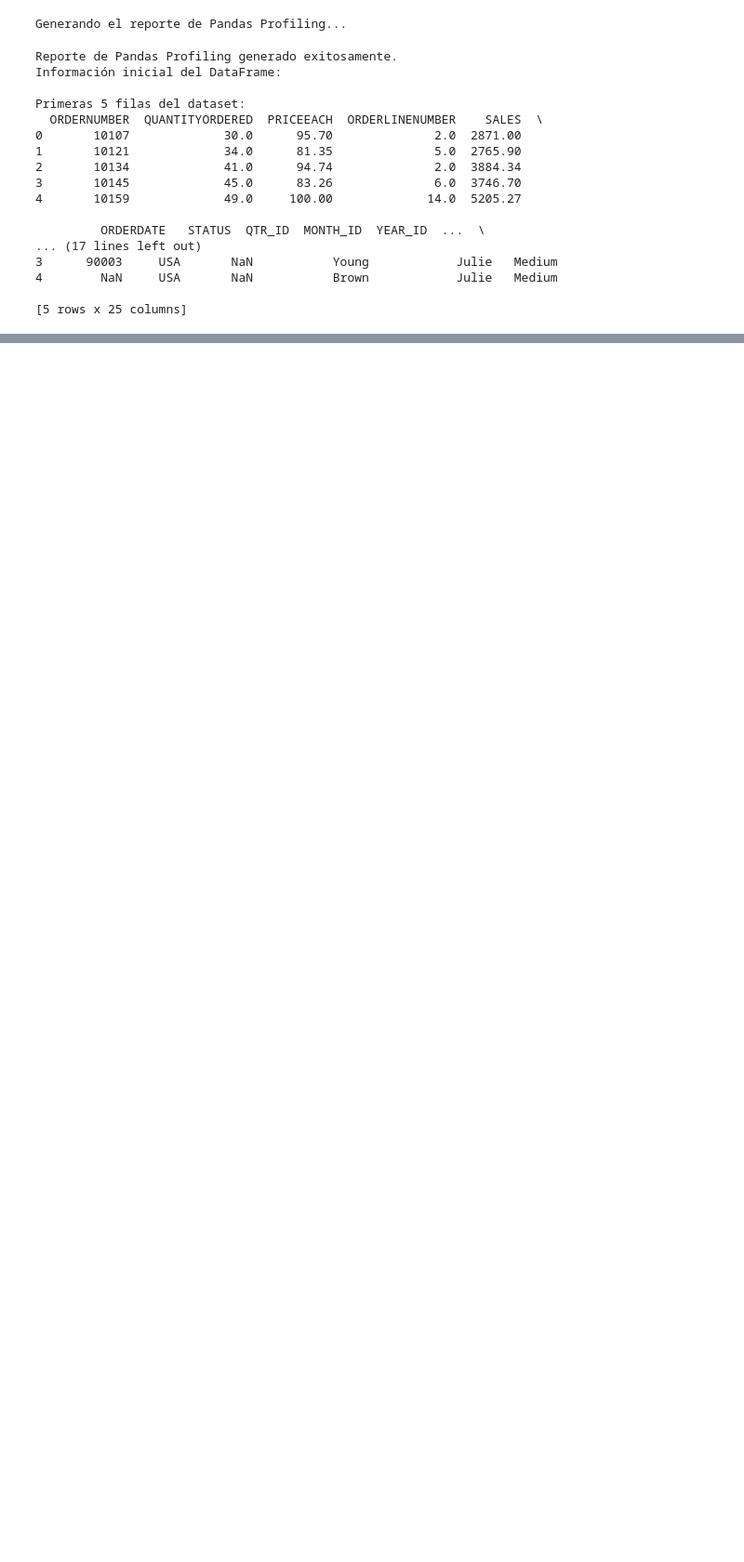
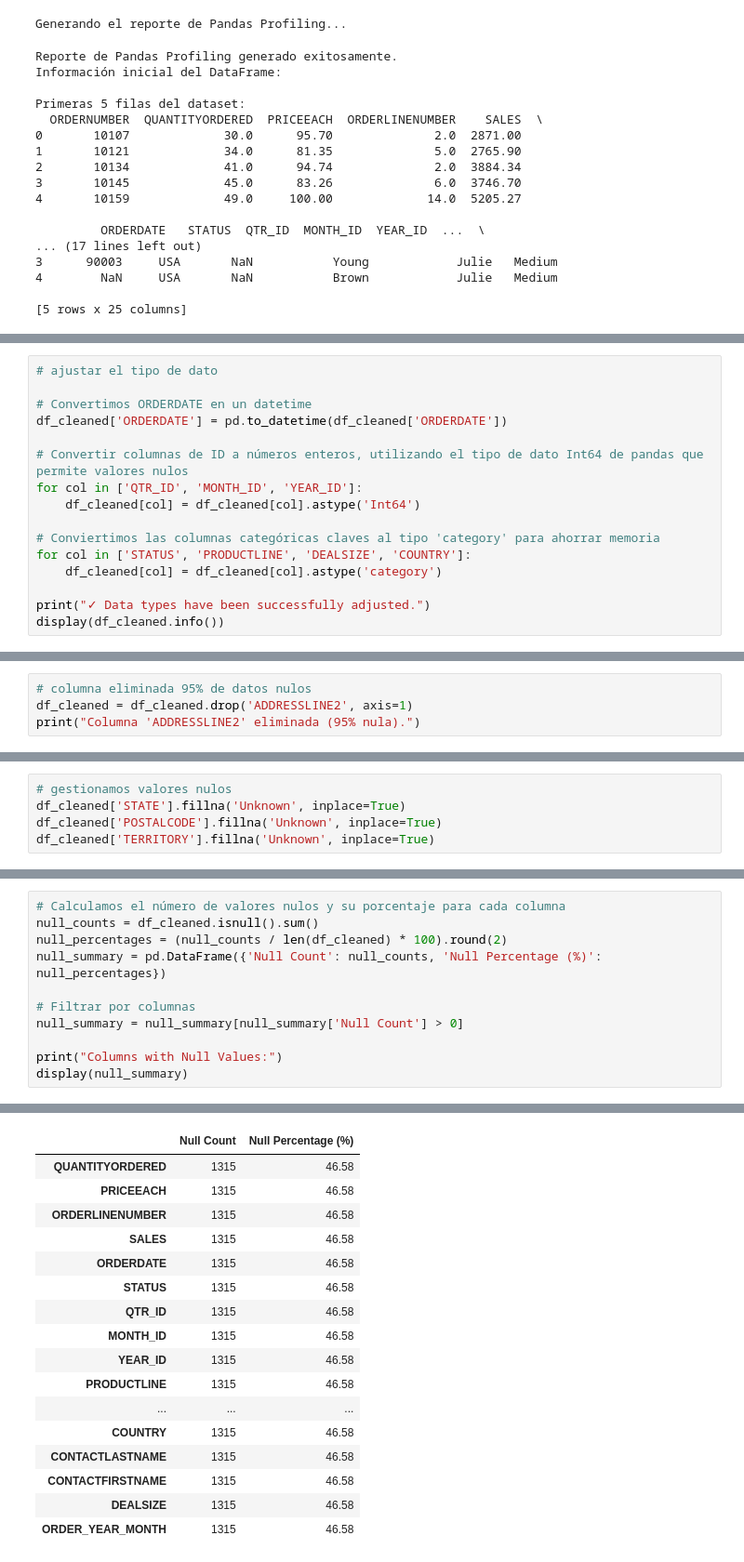
Before and after one commit to Eduard2591/proyecto-integrado-iii-analitica-ventas-omnicanal, a Jupyter notebook: Exploracion_Dataset.ipynb, the cells around one changed output, grey strips where cells are left out. Shown at 93% size. Cells and saved outputs as stored; diff of their text form; blank space fills up the shorter version.

Commit message:
:sparkles: FEAT: Limpieza de datos completada y dataset agregado generado

```diff
--- a/Exploracion_Dataset.ipynb
+++ b/Exploracion_Dataset.ipynb
@@ -80,0 +138,16 @@ Primeras 5 filas del dataset:
+# %%
+# ajustar el tipo de dato
+
+# Convertimos ORDERDATE en un datetime
+df_cleaned['ORDERDATE'] = pd.to_datetime(df_cleaned['ORDERDATE'])
+
+# Convertir columnas de ID a números enteros, utilizando el tipo de dato Int64 de pandas que permite valores nulos
+for col in ['QTR_ID', 'MONTH_ID', 'YEAR_ID']:
+    df_cleaned[col] = df_cleaned[col].astype('Int64')
+
+# Conviertimos las columnas categóricas claves al tipo 'category' para ahorrar memoria
+for col in ['STATUS', 'PRODUCTLINE', 'DEALSIZE', 'COUNTRY']:
+    df_cleaned[col] = df_cleaned[col].astype('category')
+
+print("✓ Data types have been successfully adjusted.")
+display(df_cleaned.info())
@@ -80,0 +173,4 @@ Primeras 5 filas del dataset:
+# %%
+# columna eliminada 95% de datos nulos
+df_cleaned = df_cleaned.drop('ADDRESSLINE2', axis=1)
+print("Columna 'ADDRESSLINE2' eliminada (95% nula).")
@@ -80,0 +179,5 @@ Primeras 5 filas del dataset:
+# %%
+# gestionamos valores nulos
+df_cleaned['STATE'].fillna('Unknown', inplace=True)
+df_cleaned['POSTALCODE'].fillna('Unknown', inplace=True)
+df_cleaned['TERRITORY'].fillna('Unknown', inplace=True)
@@ -80,0 +203,12 @@ Primeras 5 filas del dataset:
+# %%
+# Calculamos el número de valores nulos y su porcentaje para cada columna
+null_counts = df_cleaned.isnull().sum()
+null_percentages = (null_counts / len(df_cleaned) * 100).round(2)
+null_summary = pd.DataFrame({'Null Count': null_counts, 'Null Percentage (%)': null_percentages})
+
+# Filtrar por columnas
+null_summary = null_summary[null_summary['Null Count'] > 0]
+
+print("Columns with Null Values:")
+display(null_summary)
+# %% [output]
@@ -80,0 +216,17 @@ Primeras 5 filas del dataset:
+|  | Null Count | Null Percentage (%) |
+| QUANTITYORDERED | 1315 | 46.58 |
+| PRICEEACH | 1315 | 46.58 |
+| ORDERLINENUMBER | 1315 | 46.58 |
+| SALES | 1315 | 46.58 |
+| ORDERDATE | 1315 | 46.58 |
+| STATUS | 1315 | 46.58 |
+| QTR_ID | 1315 | 46.58 |
+| MONTH_ID | 1315 | 46.58 |
+| YEAR_ID | 1315 | 46.58 |
+| PRODUCTLINE | 1315 | 46.58 |
+| ... | ... | ... |
+| COUNTRY | 1315 | 46.58 |
+| CONTACTLASTNAME | 1315 | 46.58 |
+| CONTACTFIRSTNAME | 1315 | 46.58 |
+| DEALSIZE | 1315 | 46.58 |
+| ORDER_YEAR_MONTH | 1315 | 46.58 |
```
Also changed, not shown: parts of 14 cells of this notebook, 1 other file.
